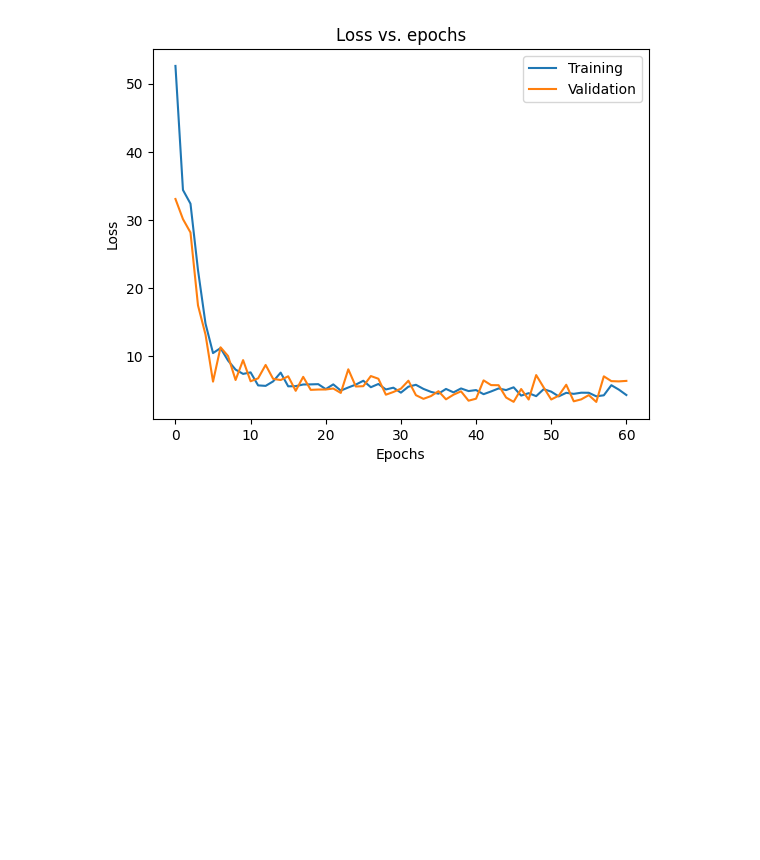
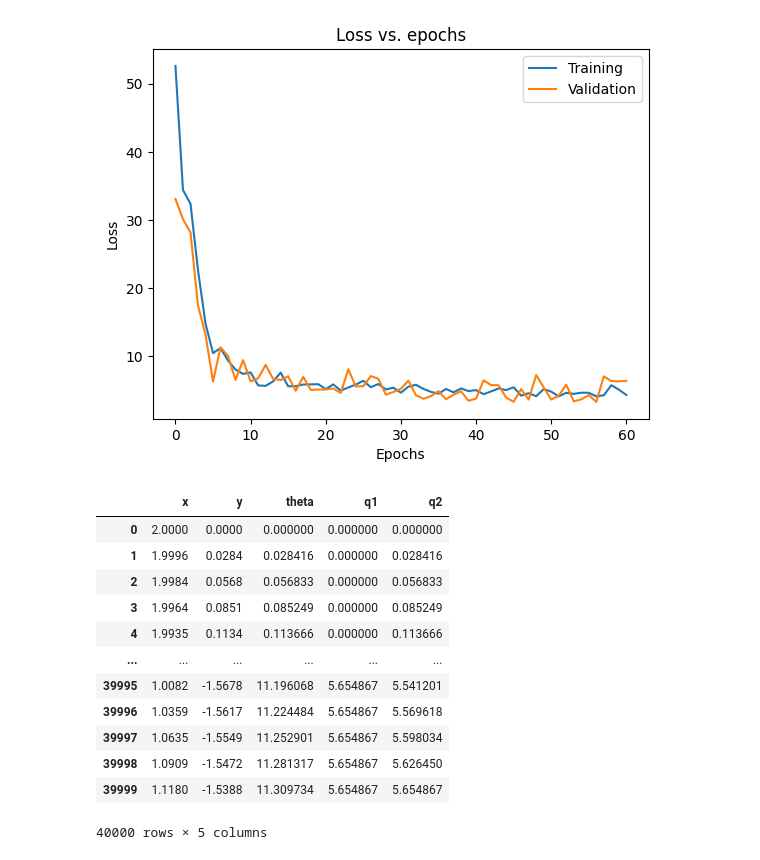
Before and after one commit to AbdallahAmrBeedo/Inverse_kinematics_learning_model, a Jupyter notebook: model_train.ipynb, the cells around one changed output. Saved outputs shown, nothing was run; the diff lists cells and outputs as text; code cells hidden in the pictures; blank space fills up the shorter version.

```diff
--- a/model_train.ipynb
+++ b/model_train.ipynb
@@ -388,3 +388,21 @@ plt.legend(['Training', 'Validation'], loc='upper right')
 plt.show()
 # %% [output]
 [figure]
+# %%
+# loading csv dataset for manipulator
+df = pd.read_csv(f"data/manipulator_dataset.csv", index_col=False)
+df
+# %% [output]
+|  | x | y | theta | q1 | q2 |
+| 0 | 2.0000 | 0.0000 | 0.000000 | 0.000000 | 0.000000 |
+| 1 | 1.9996 | 0.0284 | 0.028416 | 0.000000 | 0.028416 |
+| 2 | 1.9984 | 0.0568 | 0.056833 | 0.000000 | 0.056833 |
+| 3 | 1.9964 | 0.0851 | 0.085249 | 0.000000 | 0.085249 |
+| 4 | 1.9935 | 0.1134 | 0.113666 | 0.000000 | 0.113666 |
+| ... | ... | ... | ... | ... | ... |
+| 39995 | 1.0082 | -1.5678 | 11.196068 | 5.654867 | 5.541201 |
+| 39996 | 1.0359 | -1.5617 | 11.224484 | 5.654867 | 5.569618 |
+| 39997 | 1.0635 | -1.5549 | 11.252901 | 5.654867 | 5.598034 |
+| 39998 | 1.0909 | -1.5472 | 11.281317 | 5.654867 | 5.626450 |
+| 39999 | 1.1180 | -1.5388 | 11.309734 | 5.654867 | 5.654867 |
+40000 rows × 5 columns
```
Also changed, not shown: parts of 9 cells of this notebook, 11 other files.
